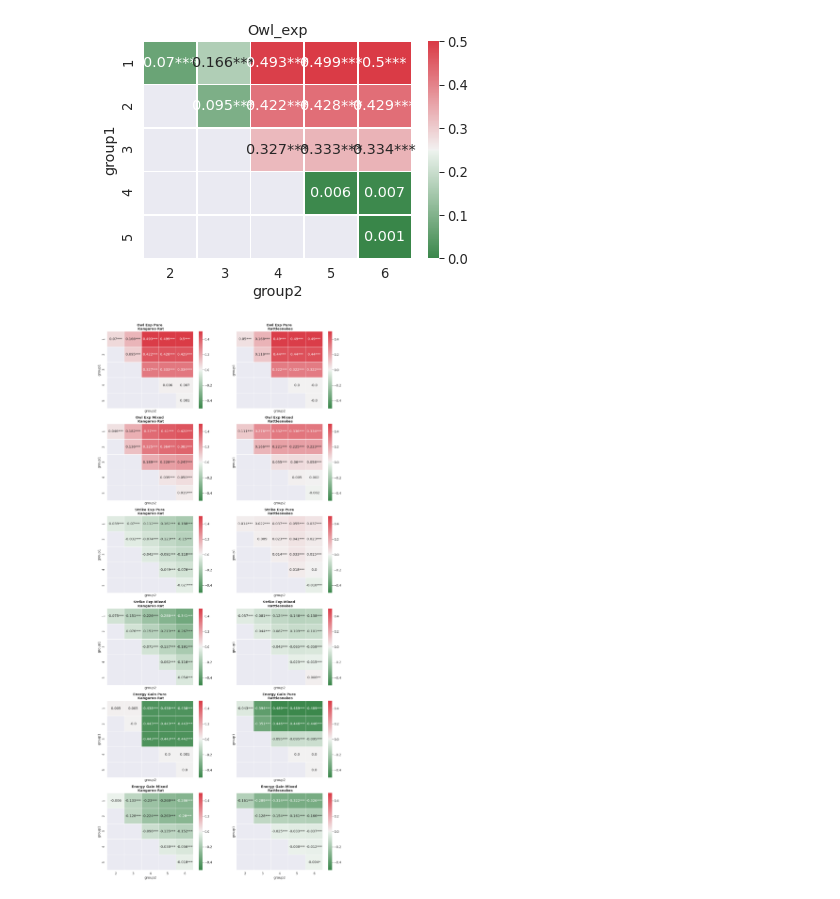
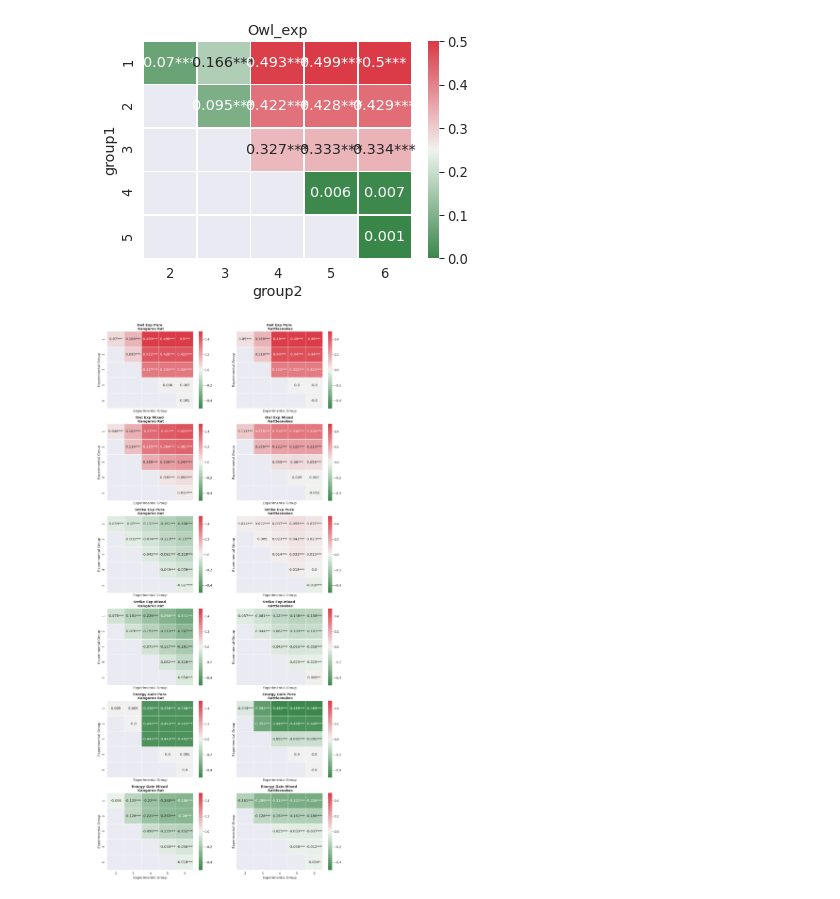
Before and after one commit to michaelremington2/uumarrty_post_sim_analysis, a Jupyter notebook: Anova_mh.ipynb, the cells around one changed output. Saved outputs shown, nothing was run; the diff lists cells and outputs as text; code cells hidden in the pictures.

Commit message:
made anova results figure.

```diff
--- a/Anova_mh.ipynb
+++ b/Anova_mh.ipynb
@@ -215,28 +217,33 @@ Text(0.5, 1.0, 'Owl_exp')
 # %%
 import matplotlib.pyplot as plt
 experiment_names = ['owl_exp_pure',
                     'owl_exp_mixed',
                     'strike_exp_pure',
                     'strike_exp_mixed',
                     'energy_gain_pure',
                     'energy_gain_mixed',
                     ]
 
 fig, axes = plt.subplots(len(experiment_names), 2, sharex=True,sharey=True, figsize=(18,42))
 
 #sns.set(style="ticks")
 sns.set_style("darkgrid")
 sns.set_context('paper', font_scale=1.5)
 
 for i, title in enumerate(experiment_names):
     cmap = sns.diverging_palette(133, 10, as_cmap=True)
 
     krat_data,krat_labels = get_tukey_data(exp=title,org='krat')
     hmap = sns.heatmap(ax = axes[i,0],data= krat_data,cmap=cmap,linewidths=.5,vmin=-0.5, vmax=0.5, annot=krat_labels, fmt = '')
     hmap.set_title('{} \n Kangaroo Rat'.format(format_title(title)), fontweight='bold')
+    hmap.set(ylabel = "Experimental Group",
+             xlabel = "Experimental Group")
 
     snake_data,snake_labels = get_tukey_data(exp=title,org='snake')
     hmap_2 = sns.heatmap(ax = axes[i,1], data= snake_data,cmap=cmap,linewidths=.5,vmin=-0.5, vmax=0.5, annot=snake_labels, fmt = '')
     hmap_2.set_title('{} \n Rattlesnakes'.format(format_title(title)), fontweight='bold')
+    hmap_2.set(ylabel = "Experimental Group",
+               xlabel = "Experimental Group")
+plt.savefig('/home/mremington/Documents/uumarrty_post_sim/uumarrty_post_sim_analysis/images/figs/anova_results.png')
 # %% [output]
-[figure, old version]
+[figure, new version]
```
Also changed, not shown: parts of 2 cells of this notebook, 1 other file.
